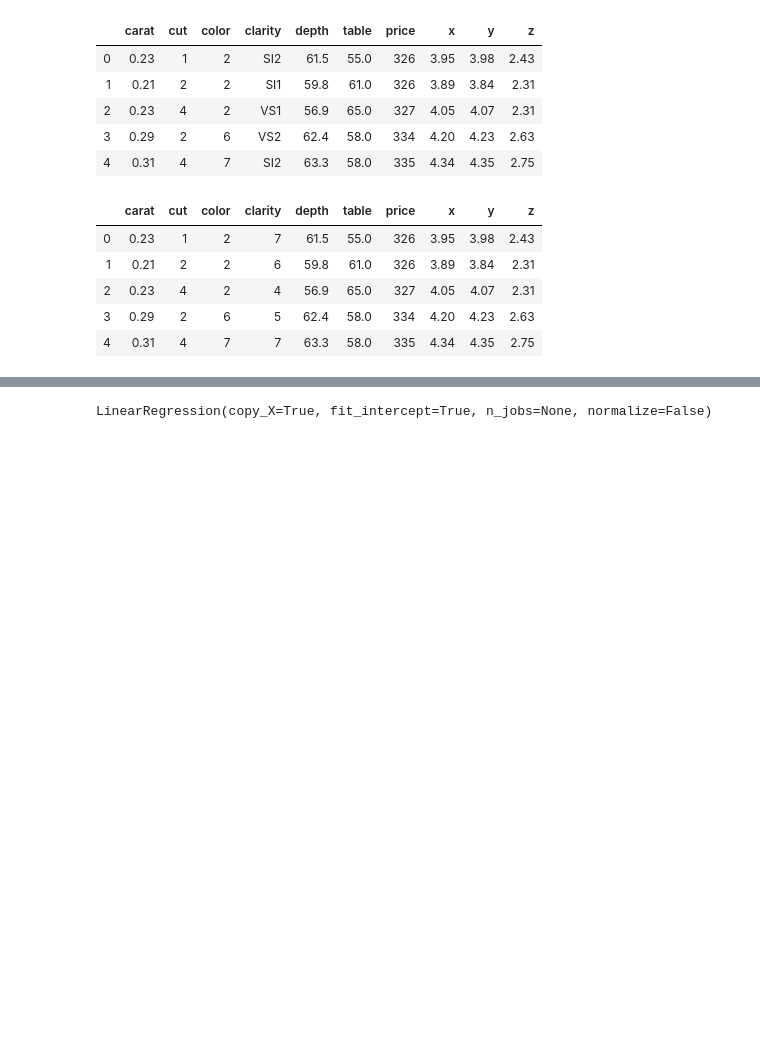
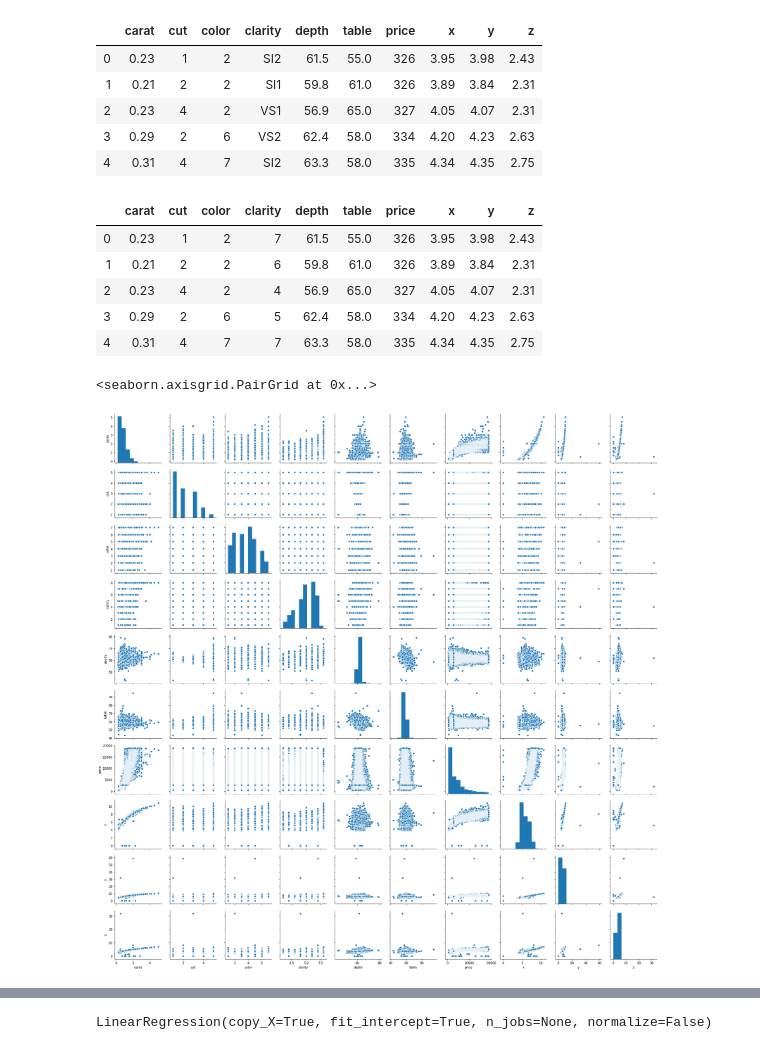
Before and after one commit to AnnaLenaStoe/Diamonds, a Jupyter notebook: diamonds.ipynb, the cells around one changed output, grey strips where cells are left out. Saved outputs shown, nothing was run; the diff lists cells and outputs as text; code cells hidden in the pictures; blank space fills up the shorter version.

```diff
--- a/diamonds.ipynb
+++ b/diamonds.ipynb
@@ -149,5 +160,10 @@ diamond.head()
 | 3 | 0.29 | 2 | 6 | 5 | 62.4 | 58.0 | 334 | 4.20 | 4.23 | 2.63 |
 | 4 | 0.31 | 4 | 7 | 7 | 63.3 | 58.0 | 335 | 4.34 | 4.35 | 2.75 |
 # %%
-#sns.pairplot(diamond)
+#Auswertungen der Daten
+#Abbildungen für den Bericht nutzen
+sns.pairplot(diamond)
+# %% [output]
+<seaborn.axisgrid.PairGrid at 0x...>
+[figure, added]
 # %%
```
Also changed, not shown: parts of 45 cells of this notebook.
